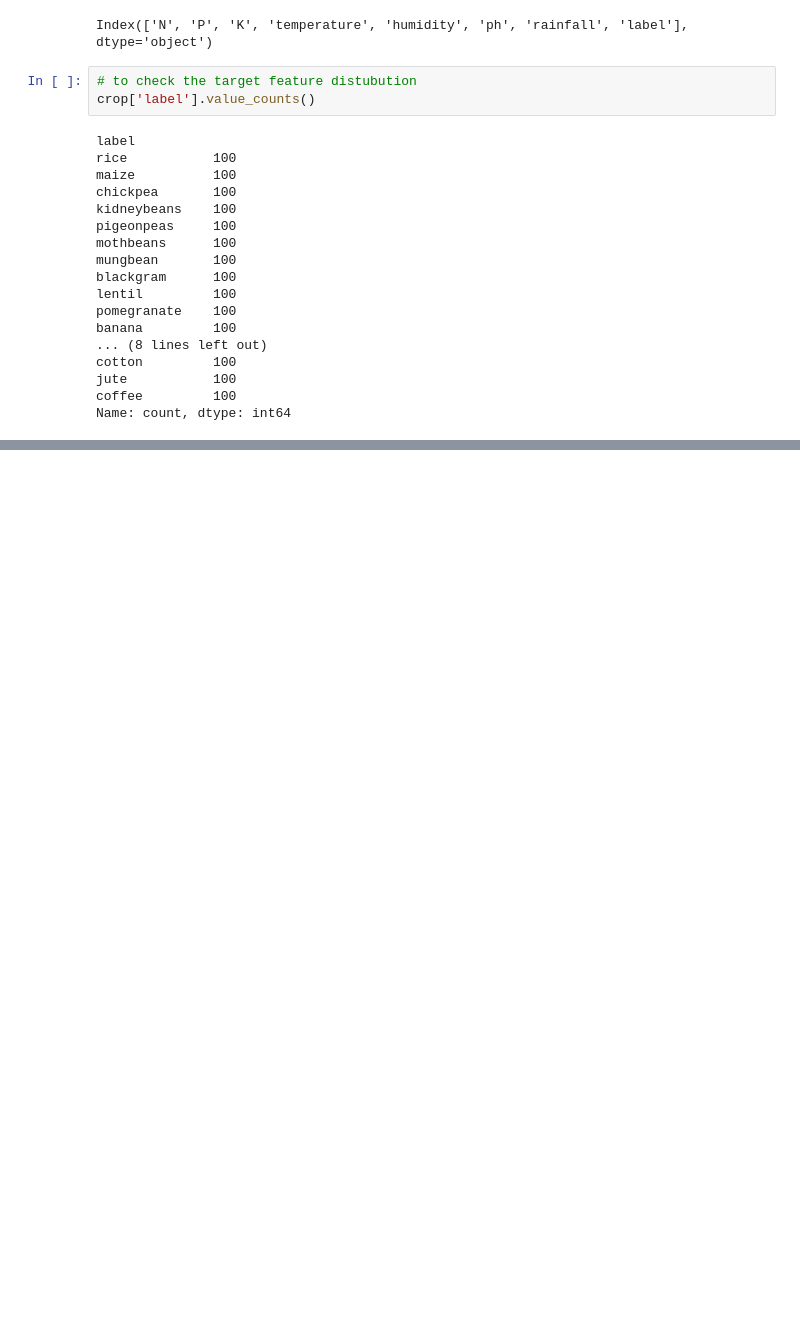
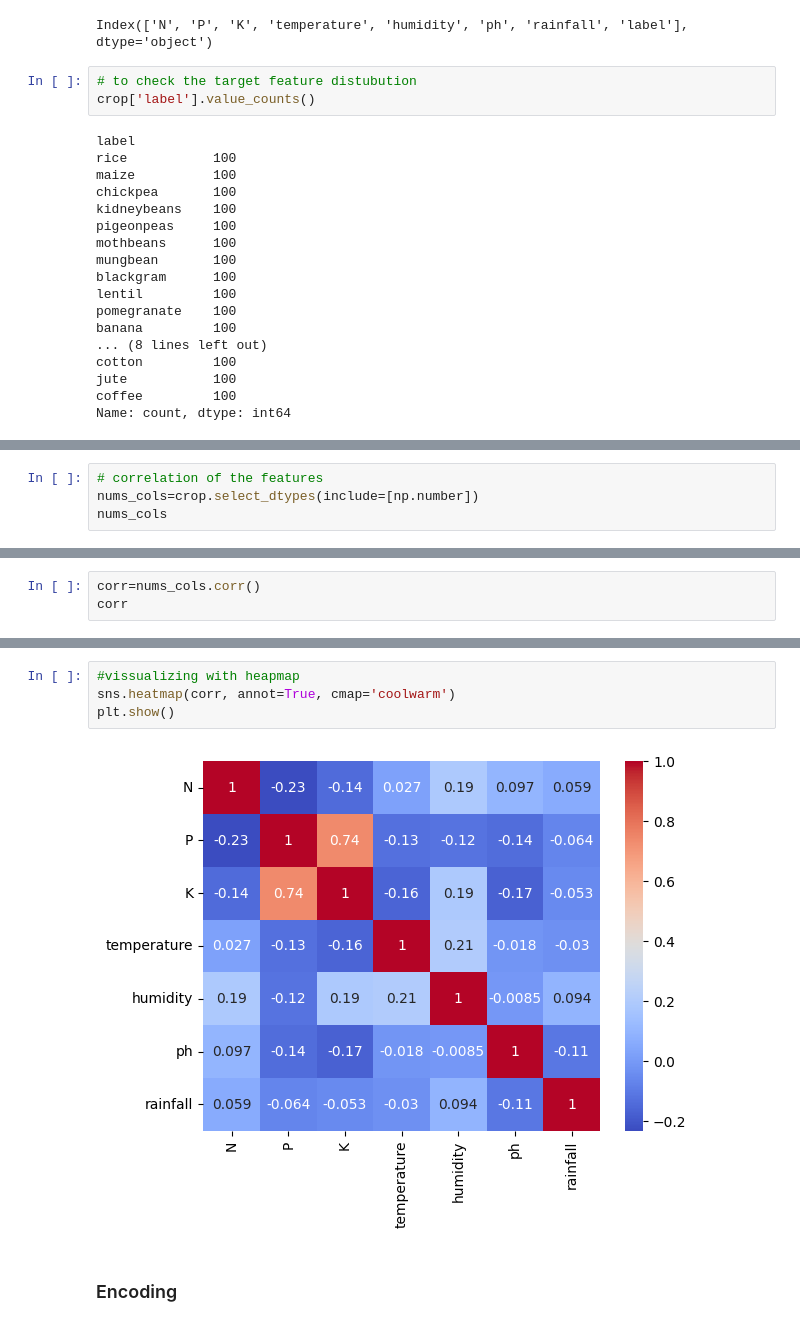
Before and after one commit to Paterupriyalikhitha123/Week2, a Jupyter notebook: crop.ipynb, the cells around one changed output, grey strips where cells are left out. Saved outputs shown, nothing was run; the diff lists cells and outputs as text; blank space fills up the shorter version.

```diff
--- a/crop.ipynb
+++ b/crop.ipynb
@@ -209,0 +221,4 @@ Name: count, dtype: int64
+# %%
+# correlation of the features
+nums_cols=crop.select_dtypes(include=[np.number])
+nums_cols
@@ -209,0 +239,3 @@ Name: count, dtype: int64
+# %%
+corr=nums_cols.corr()
+corr
@@ -209,0 +251,8 @@ Name: count, dtype: int64
+# %%
+#vissualizing with heapmap
+sns.heatmap(corr, annot=True, cmap='coolwarm')
+plt.show()
+# %% [output]
+[figure, added]
+# %% [markdown]
+### Encoding
```
Also changed, not shown: parts of 17 cells of this notebook.
